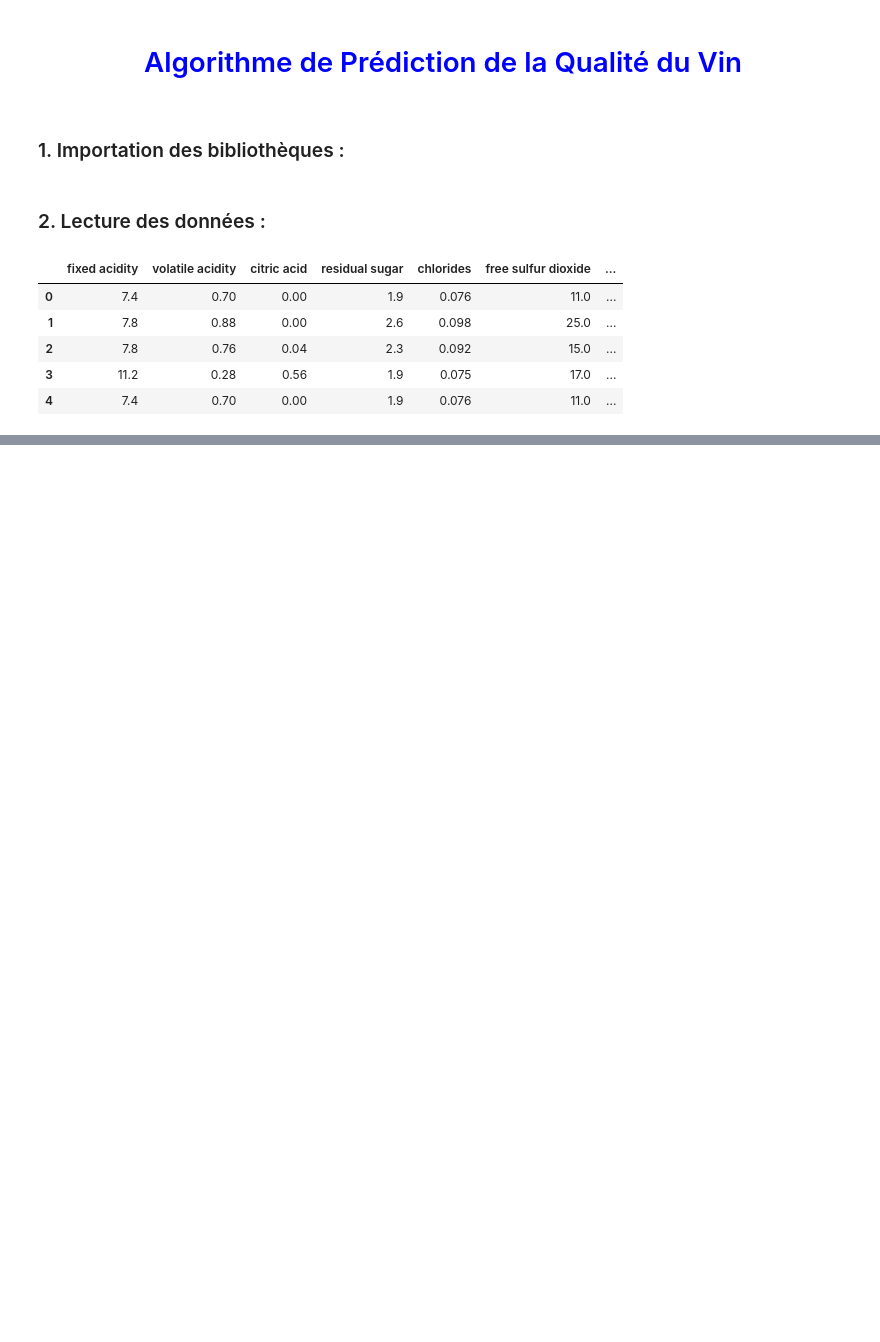
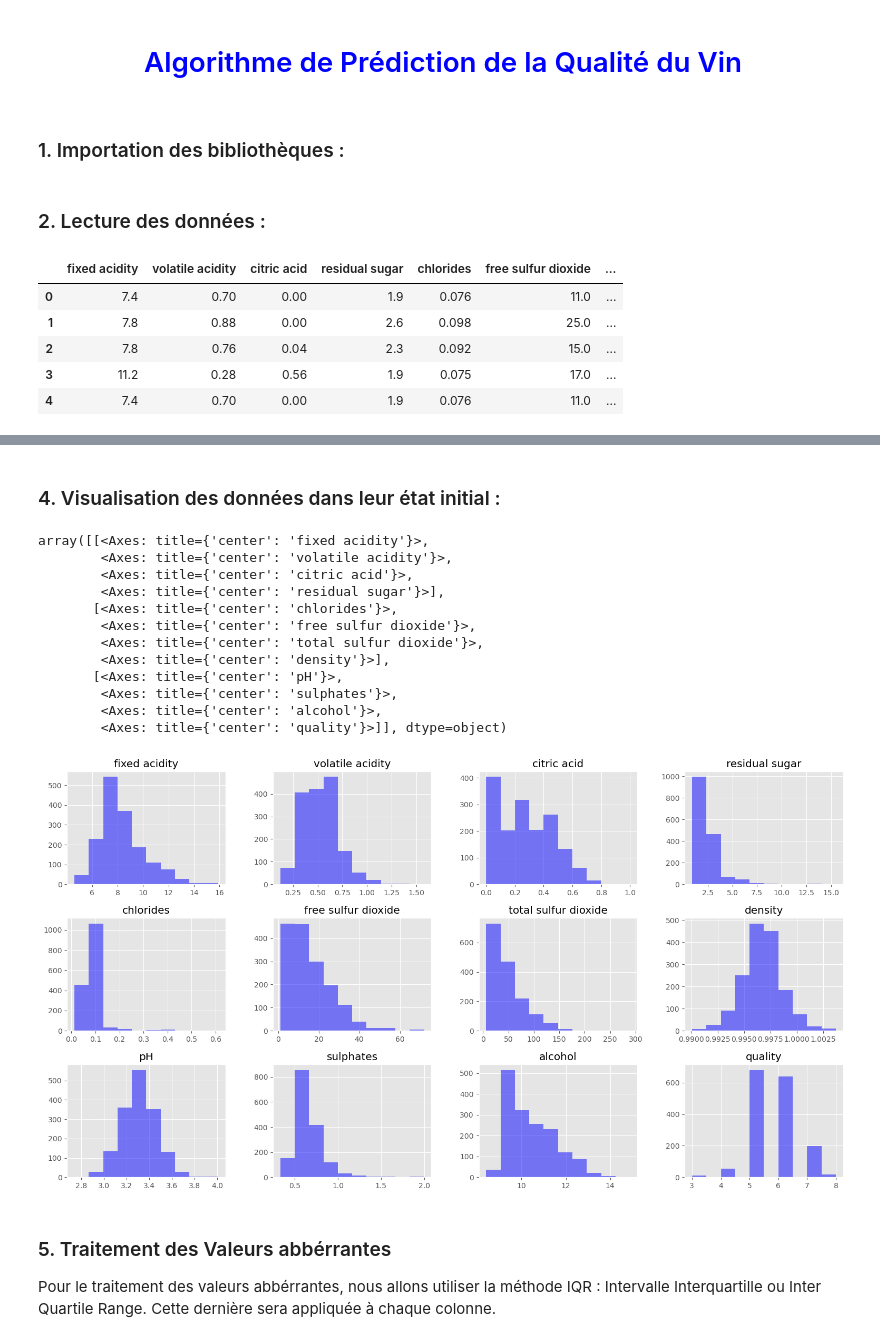
Before and after one commit to hmoustaphaousmane/wine-quality-prediction, a Jupyter notebook: notebook_wine_quality_prediction.ipynb, the cells around one changed output, grey strips where cells are left out. Saved outputs shown, nothing was run; the diff lists cells and outputs as text; code cells hidden in the pictures; blank space fills up the shorter version.

```diff
--- a/notebook_wine_quality_prediction.ipynb
+++ b/notebook_wine_quality_prediction.ipynb
@@ -21,0 +76,22 @@ data.head ()
+# %% [markdown]
+### 4. Visualisation des données dans leur état initial :
+# %%
+fig, ax = plt.subplots (figsize = (19, 10))
+data.hist (ax = ax, layout = (3, 4), alpha = 0.5, label = 'x', color = 'blue')
+# %% [output]
+array([[<Axes: title={'center': 'fixed acidity'}>,
+        <Axes: title={'center': 'volatile acidity'}>,
+        <Axes: title={'center': 'citric acid'}>,
+        <Axes: title={'center': 'residual sugar'}>],
+       [<Axes: title={'center': 'chlorides'}>,
+        <Axes: title={'center': 'free sulfur dioxide'}>,
+        <Axes: title={'center': 'total sulfur dioxide'}>,
+        <Axes: title={'center': 'density'}>],
+       [<Axes: title={'center': 'pH'}>,
+        <Axes: title={'center': 'sulphates'}>,
+        <Axes: title={'center': 'alcohol'}>,
+        <Axes: title={'center': 'quality'}>]], dtype=object)
+[figure, added]
+# %% [markdown]
+### 5. Traitement des Valeurs abbérrantes
+Pour le traitement des valeurs abbérrantes, nous allons utiliser la méthode IQR : Intervalle Interquartille ou Inter Quartile Range. Cette dernière sera appliquée à chaque colonne.
```
Also changed, not shown: parts of 6 cells of this notebook.
